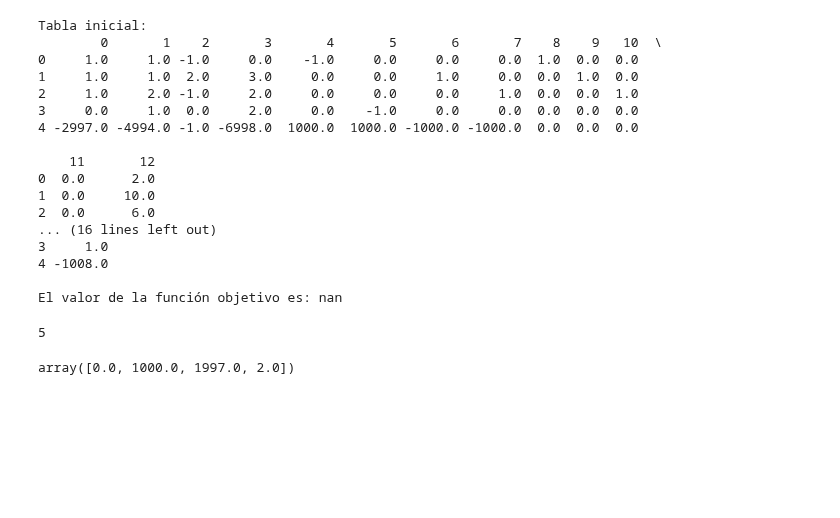
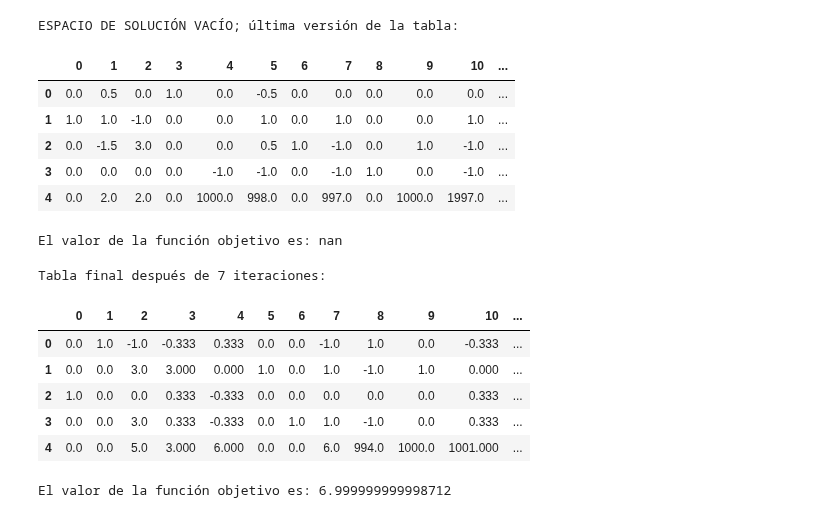
Before and after one commit to betomqz/progra-lineal-proyecto, a Jupyter notebook: Simplex.ipynb, the cells around one changed output. Drawn from its saved outputs; the diff is of its cells as text; code cells hidden in the pictures; blank space fills up the shorter version.

```diff
--- a/Simplex.ipynb
+++ b/Simplex.ipynb
@@ -278,5 +257,5 @@ El valor de la función objetivo es: nan
 # %%
-# a) es un problema con región vacía
+# b) es un problema con región vacía
 c = np.array([3, 6, -1, 2, 0, 0, 0, 0])
 b = np.array([2, 10, 6, 5])
 A = np.array([
@@ -286,32 +265,36 @@ A = np.array([
     [0, 1, 0, 2, 0, -1, 0, 0]])
 
 t, z = solver(A, b, c, 1000)
-print("Tabla final:")
 printMat(t)
 print(f"\nEl valor de la función objetivo es: {z}")
 # %% [output]
-Tabla inicial:
-        0       1    2       3       4       5       6       7    8    9   10  \
-0     1.0     1.0 -1.0     0.0    -1.0     0.0     0.0     0.0  1.0  0.0  0.0
-1     1.0     1.0  2.0     3.0     0.0     0.0     1.0     0.0  0.0  1.0  0.0
-2     1.0     2.0 -1.0     2.0     0.0     0.0     0.0     1.0  0.0  0.0  1.0
-3     0.0     1.0  0.0     2.0     0.0    -1.0     0.0     0.0  0.0  0.0  0.0
-4 -2997.0 -4994.0 -1.0 -6998.0  1000.0  1000.0 -1000.0 -1000.0  0.0  0.0  0.0
-
-    11       12
-0  0.0      2.0
-1  0.0     10.0
-2  0.0      6.0
-... (16 lines left out)
-3     1.0
-4 -1008.0
-
-El valor de la función objetivo es: nan
+ESPACIO DE SOLUCIÓN VACÍO; última versión de la tabla:
+|  | 0 | 1 | 2 | 3 | 4 | 5 | 6 | 7 | 8 | 9 | 10 | ... |
+| 0 | 0.0 | 0.5 | 0.0 | 1.0 | 0.0 | -0.5 | 0.0 | 0.0 | 0.0 | 0.0 | 0.0 | ... |
+| 1 | 1.0 | 1.0 | -1.0 | 0.0 | 0.0 | 1.0 | 0.0 | 1.0 | 0.0 | 0.0 | 1.0 | ... |
+| 2 | 0.0 | -1.5 | 3.0 | 0.0 | 0.0 | 0.5 | 1.0 | -1.0 | 0.0 | 1.0 | -1.0 | ... |
+| 3 | 0.0 | 0.0 | 0.0 | 0.0 | -1.0 | -1.0 | 0.0 | -1.0 | 1.0 | 0.0 | -1.0 | ... |
+| 4 | 0.0 | 2.0 | 2.0 | 0.0 | 1000.0 | 998.0 | 0.0 | 997.0 | 0.0 | 1000.0 | 1997.0 | ... |
+El valor de la función objetivo es: nan
-# %%
-len(t)
-# %% [output]
-5
-# %%
-t[-1][-len(t):-1]
-# %% [output]
-array([0.0, 1000.0, 1997.0, 2.0])
+# %%
+# c) el valor de la función objetivo es 7.
+c = np.array([3, 6, -1, 2, 7, 0, 0, 0])
+b = np.array([2, 10, 5, 2])
+A = np.array([
+    [1, 1, -1, 0, 0, 0, 0, -1],
+    [1, 1, 2, 3, 0, 1, 0, 0],
+    [3, 0, 0, 1, -1, 0, 0, 0],
+    [0, 1, 2, 0, 0, 0, 1, 0]])
+
+t, z = solver(A, b, c, 1000)
+printMat(t)
+print(f"\nEl valor de la función objetivo es: {z}")
+# %% [output]
+Tabla final después de 7 iteraciones:
+|  | 0 | 1 | 2 | 3 | 4 | 5 | 6 | 7 | 8 | 9 | 10 | ... |
+| 0 | 0.0 | 1.0 | -1.0 | -0.333 | 0.333 | 0.0 | 0.0 | -1.0 | 1.0 | 0.0 | -0.333 | ... |
+| 1 | 0.0 | 0.0 | 3.0 | 3.000 | 0.000 | 1.0 | 0.0 | 1.0 | -1.0 | 1.0 | 0.000 | ... |
+| 2 | 1.0 | 0.0 | 0.0 | 0.333 | -0.333 | 0.0 | 0.0 | 0.0 | 0.0 | 0.0 | 0.333 | ... |
+| 3 | 0.0 | 0.0 | 3.0 | 0.333 | -0.333 | 0.0 | 1.0 | 1.0 | -1.0 | 0.0 | 0.333 | ... |
+| 4 | 0.0 | 0.0 | 5.0 | 3.000 | 6.000 | 0.0 | 0.0 | 6.0 | 994.0 | 1000.0 | 1001.000 | ... |
+El valor de la función objetivo es: 6.999999999998712
```
Also changed, not shown: parts of 17 cells of this notebook, 7 other files.
